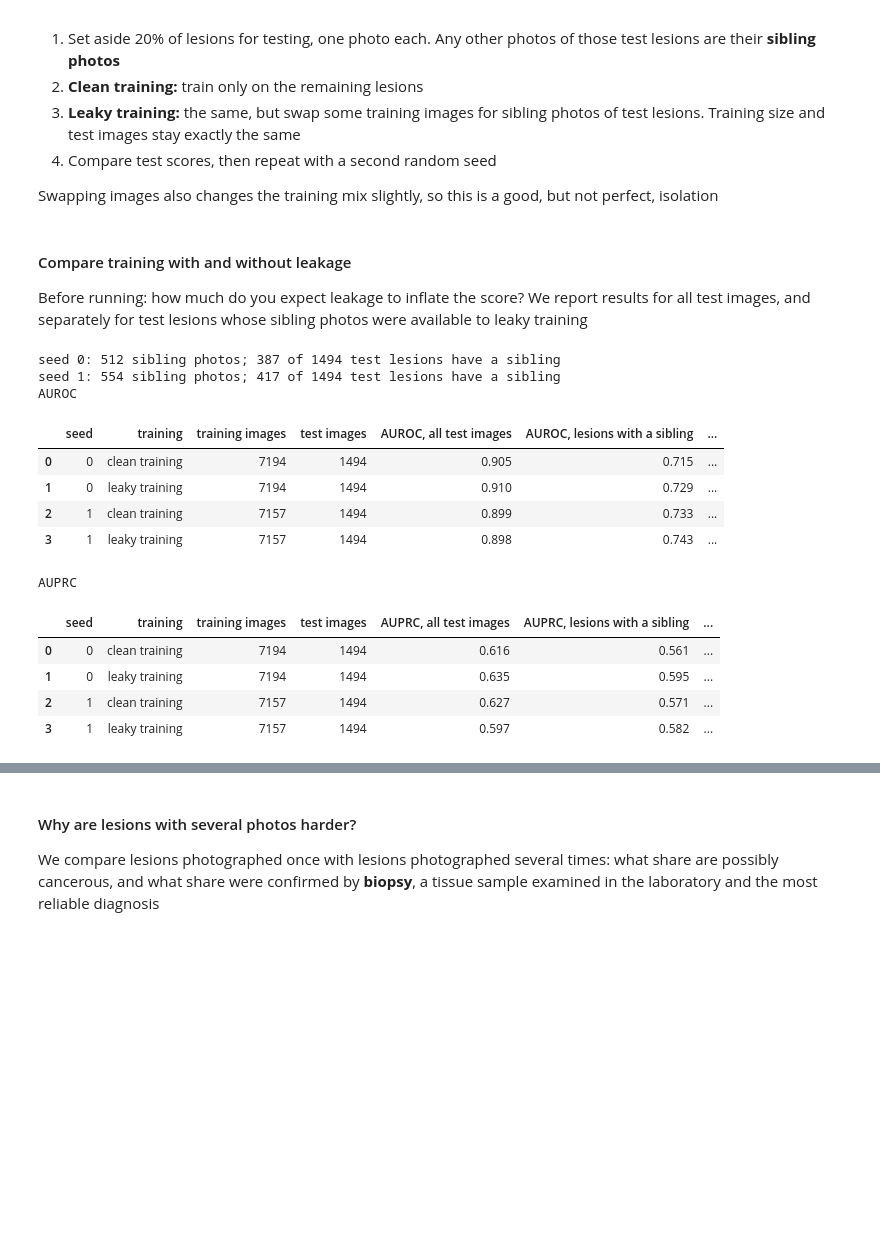
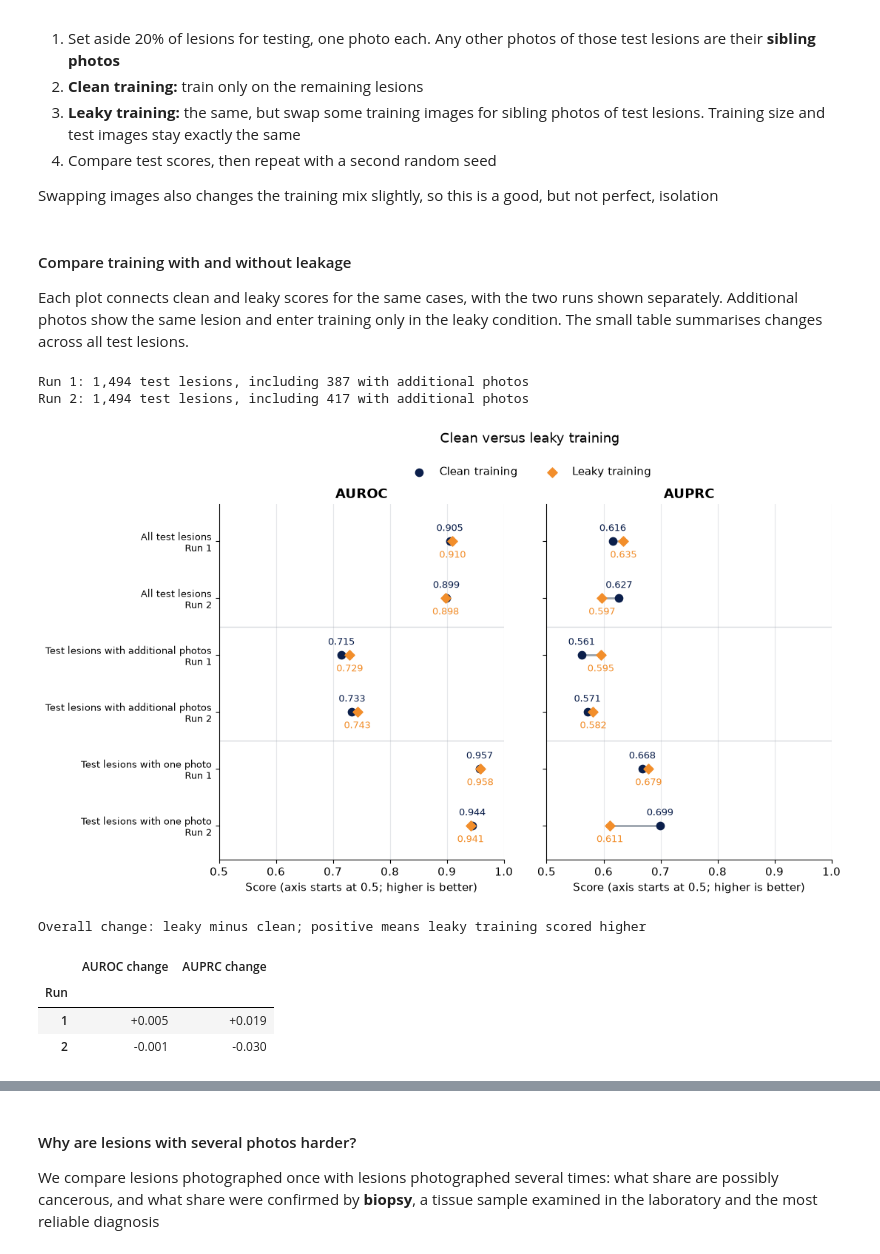
Before and after one commit to IE-ML-for-Healthcare/Deep-learning-RAI, a Jupyter notebook: 03_DL_images_and_the_test_set_trap.ipynb, the cells around one changed output, grey strips where cells are left out. Cells and saved outputs as stored; diff of their text form; code cells hidden in the pictures; blank space fills up the shorter version.

```diff
--- a/03_DL_images_and_the_test_set_trap.ipynb
+++ b/03_DL_images_and_the_test_set_trap.ipynb
@@ -439,49 +439,88 @@ Swapping images also changes the training mix slightly, so this is a good, but n
 # %% [markdown]
 #### Compare training with and without leakage
 
-Before running: how much do you expect leakage to inflate the score? We report results for all test images, and separately for test lesions whose sibling photos were available to leaky training
+Each plot connects clean and leaky scores for the same cases, with the two runs shown separately. Additional photos show the same lesion and enter training only in the leaky condition. The small table summarises changes across all test lesions.
 # %%
 from sklearn.model_selection import GroupShuffleSplit, train_test_split
 Xall = np.concatenate([data[s]["X"] for s in data]); yall = np.concatenate([data[s]["y"] for s in data])
 gall = np.concatenate([data[s]["meta"].lesion_id.values for s in data])
 rows = []
 for seed in [0, 1]:
     rng_l = np.random.default_rng(seed)
     pool_tr, pool_te = next(GroupShuffleSplit(1, test_size=0.2, random_state=seed).split(Xall, yall, gall))
     held = pd.DataFrame({"i": pool_te, "g": gall[pool_te]}).sample(frac=1, random_state=seed)
     test_idx = held.drop_duplicates("g").i.values                       # one photo per held-out lesion
     siblings = np.setdiff1d(pool_te, test_idx)                           # the other photos of those lesions
     has_sib = np.isin(gall[test_idx], gall[siblings])
     in_tr, in_va = next(GroupShuffleSplit(1, test_size=0.1, random_state=seed).split(pool_tr, groups=gall[pool_tr]))
     clean_tr, va = pool_tr[in_tr], pool_tr[in_va]
     leaky_tr = np.concatenate([np.setdiff1d(clean_tr, rng_l.choice(clean_tr, len(siblings), replace=False)), siblings])
     for name, a in {"clean training": clean_tr, "leaky training": leaky_tr}.items():
         m, (mu_, sd_), _ = train_cnn(Xall[a], yall[a], Xall[va], yall[va], seed=seed, verbose=False)
         pt = predict_cnn(m, to_tensor(Xall[test_idx], mu_, sd_)); yy = yall[test_idx]
         rows.append({"seed": seed, "training": name, "training images": len(a), "test images": len(test_idx),
                      "AUROC, all test images": roc_auc_score(yy, pt), "AUPRC, all test images": average_precision_score(yy, pt),
                      f"AUROC, lesions with a sibling": roc_auc_score(yy[has_sib], pt[has_sib]), "AUPRC, lesions with a sibling": average_precision_score(yy[has_sib], pt[has_sib]),
                      "AUROC, lesions without": roc_auc_score(yy[~has_sib], pt[~has_sib]), "AUPRC, lesions without": average_precision_score(yy[~has_sib], pt[~has_sib])})
-    print(f"seed {seed}: {len(siblings)} sibling photos; {has_sib.sum()} of {len(test_idx)} test lesions have a sibling")
+    print(f"Run {seed + 1}: {len(test_idx):,} test lesions, including {has_sib.sum()} with additional photos")
 leak = pd.DataFrame(rows)
-for metric in ["AUROC", "AUPRC"]:
-    print(metric)
-    display(leak[["seed", "training", "training images", "test images"] +
-                 [c for c in leak if c.startswith(metric + ",")]].round(3))
+# Compare the same cases side by side; each line connects clean and leaky training.
+groups = [("All test lesions", "all test images"),
+          ("Test lesions with additional photos", "lesions with a sibling"),
+          ("Test lesions with one photo", "lesions without")]
+fig, axes = plt.subplots(1, 2, figsize=(12, 6.5), sharey=True)
+positions, labels = [], []
+for group_index, (group_label, suffix) in enumerate(groups):
+    for run_index, seed in enumerate([0, 1]):
+        ypos = 5 - (2 * group_index + run_index)
+        positions.append(ypos)
+        labels.append(f"{group_label}\nRun {seed + 1}")
+        for ax, metric in zip(axes, ["AUROC", "AUPRC"]):
+            column = f"{metric}, {suffix}"
+            clean = leak.loc[(leak.seed == seed) & (leak.training == "clean training"), column].iloc[0]
+            leaky = leak.loc[(leak.seed == seed) & (leak.training == "leaky training"), column].iloc[0]
+            ax.plot([clean, leaky], [ypos, ypos], color=GREY, lw=2, zorder=1)
+            ax.scatter(clean, ypos, color=NAVY, marker="o", s=55, zorder=3, label="Clean training" if ypos == 5 else None)
+            ax.scatter(leaky, ypos, color=ORANGE, marker="D", s=45, zorder=3, label="Leaky training" if ypos == 5 else None)
+            ax.annotate(f"{clean:.3f}", (clean, ypos), xytext=(0, 10), textcoords="offset points",
+                        ha="center", color=NAVY, fontsize=9)
+            ax.annotate(f"{leaky:.3f}", (leaky, ypos), xytext=(0, -16), textcoords="offset points",
+                        ha="center", color=ORANGE, fontsize=9)
+for ax, metric in zip(axes, ["AUROC", "AUPRC"]):
+    ax.set_title(metric)
+    ax.set_xlim(0.5, 1.0)  # Use the same focused score range for both panels.
+    ax.set_ylim(-0.6, 5.65)
+    ax.set_xlabel("Score (axis starts at 0.5; higher is better)")
+    ax.set_yticks(positions)
+    ax.set_axisbelow(True)
+    ax.grid(axis="x", color=GREY, alpha=0.25)
+    ax.axhline(3.5, color=GREY, alpha=0.4, lw=1)
+    ax.axhline(1.5, color=GREY, alpha=0.4, lw=1)
+axes[0].set_yticklabels(labels, fontsize=9)
+handles, legend_labels = axes[0].get_legend_handles_labels()
+fig.legend(handles, legend_labels, loc="upper center", bbox_to_anchor=(0.64, 0.96), ncol=2, frameon=False)
+fig.suptitle("Clean versus leaky training", x=0.64, y=1.01)
+fig.subplots_adjust(left=0.29, right=0.98, top=0.86, bottom=0.12, wspace=0.15)
+plt.show()
+
+# Summarise the overall differences without repeating the wide subgroup tables.
+summary_rows = []
+for seed in [0, 1]:
+    clean = leak[(leak.seed == seed) & (leak.training == "clean training")].iloc[0]
+    leaky = leak[(leak.seed == seed) & (leak.training == "leaky training")].iloc[0]
+    summary_rows.append({"Run": seed + 1,
+                         "AUROC change": f"{leaky['AUROC, all test images'] - clean['AUROC, all test images']:+.3f}",
+                         "AUPRC change": f"{leaky['AUPRC, all test images'] - clean['AUPRC, all test images']:+.3f}"})
+print("Overall change: leaky minus clean; positive means leaky training scored higher")
+display(pd.DataFrame(summary_rows).set_index("Run"))
 les_te = test_idx                                                          # used in section 4.2
 # %% [output]
-seed 0: 512 sibling photos; 387 of 1494 test lesions have a sibling
-seed 1: 554 sibling photos; 417 of 1494 test lesions have a sibling
-AUROC
+Run 1: 1,494 test lesions, including 387 with additional photos
+Run 2: 1,494 test lesions, including 417 with additional photos
+[figure, added]
+Overall change: leaky minus clean; positive means leaky training scored higher
-|  | seed | training | training images | test images | AUROC, all test images | AUROC, lesions with a sibling | ... |
-| 0 | 0 | clean training | 7194 | 1494 | 0.905 | 0.715 | ... |
-| 1 | 0 | leaky training | 7194 | 1494 | 0.910 | 0.729 | ... |
-| 2 | 1 | clean training | 7157 | 1494 | 0.899 | 0.733 | ... |
-| 3 | 1 | leaky training | 7157 | 1494 | 0.898 | 0.743 | ... |
+|  | AUROC change | AUPRC change |
+| Run |  |  |
+| 1 | +0.005 | +0.019 |
+| 2 | -0.001 | -0.030 |
-AUPRC
-|  | seed | training | training images | test images | AUPRC, all test images | AUPRC, lesions with a sibling | ... |
-| 0 | 0 | clean training | 7194 | 1494 | 0.616 | 0.561 | ... |
-| 1 | 0 | leaky training | 7194 | 1494 | 0.635 | 0.595 | ... |
-| 2 | 1 | clean training | 7157 | 1494 | 0.627 | 0.571 | ... |
-| 3 | 1 | leaky training | 7157 | 1494 | 0.597 | 0.582 | ... |
 # %% [markdown]
```
Also changed, not shown: parts of 2 cells of this notebook, 1 other file.
